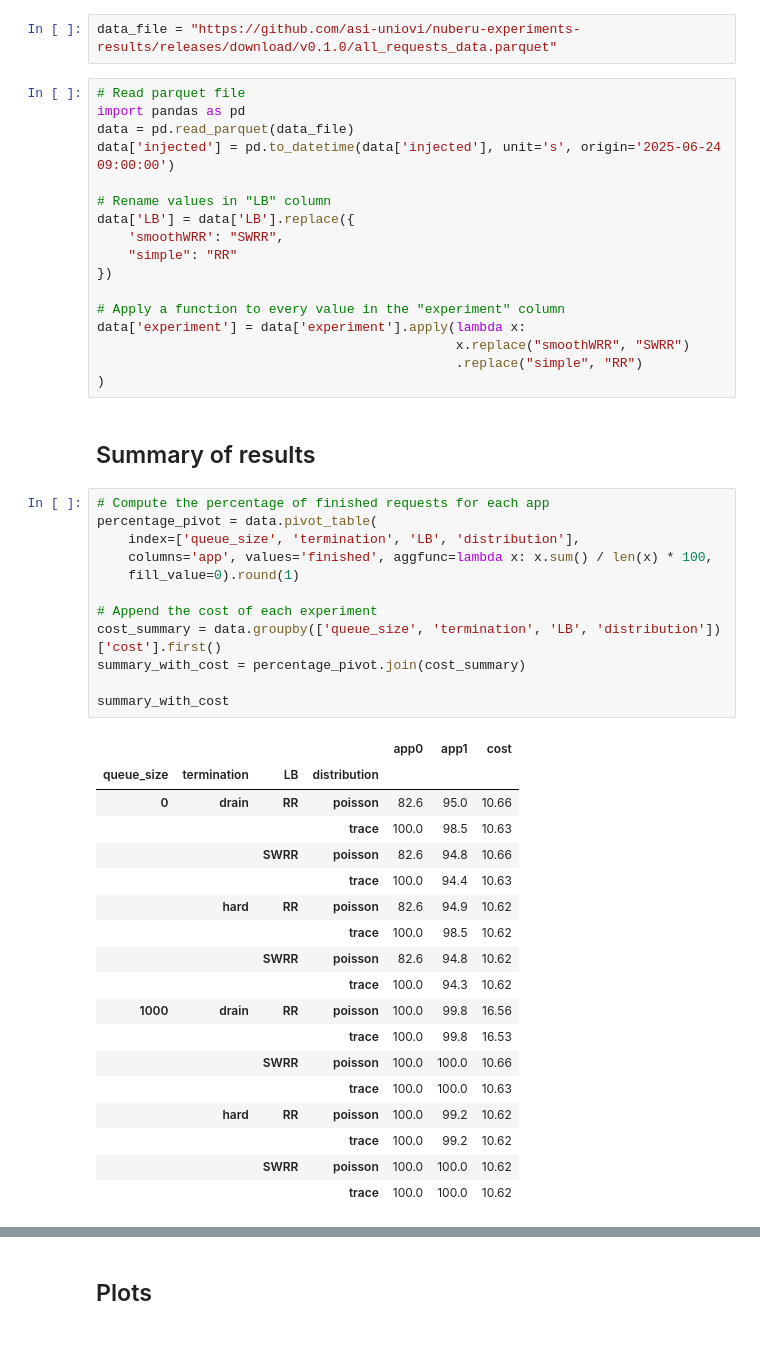
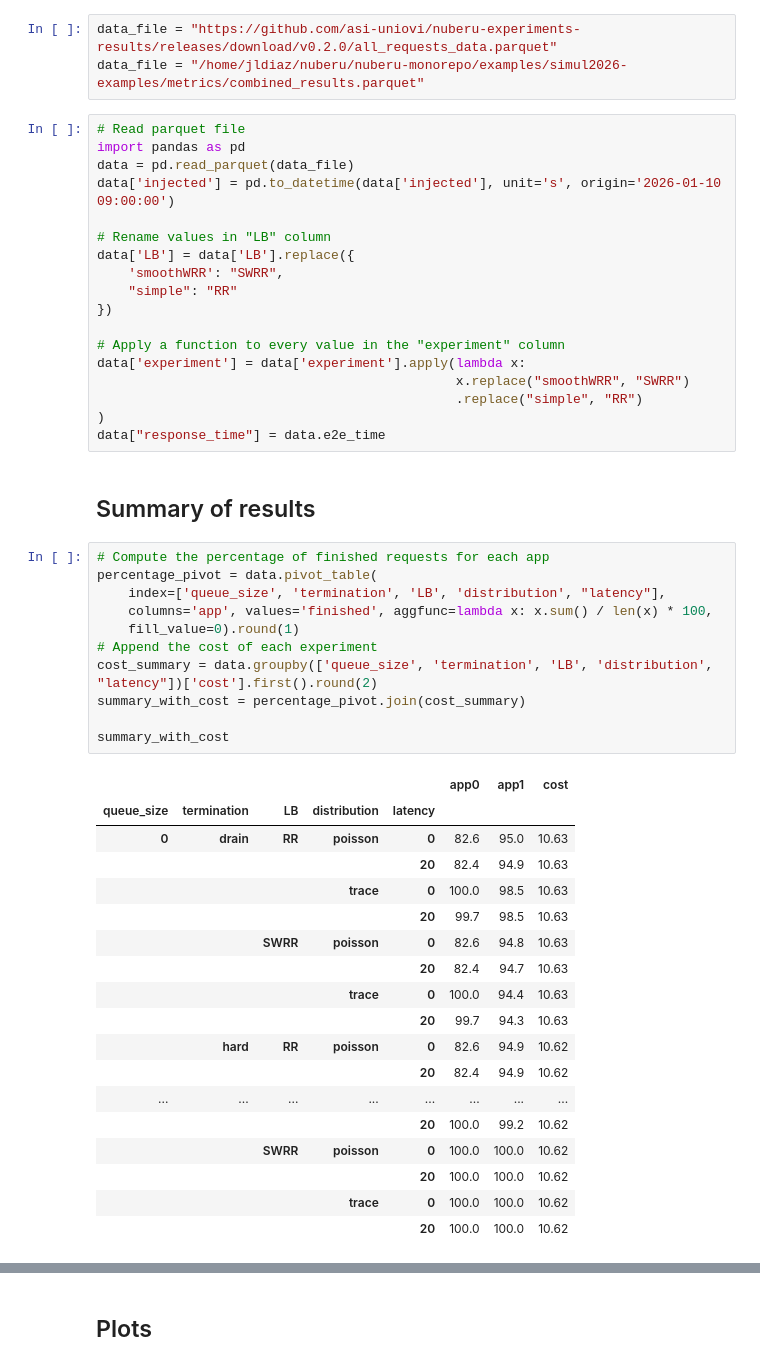
Before and after one commit to asi-uniovi/nuberu-experiments-results, a Jupyter notebook: Static-Notebook.ipynb, the cells around one changed output, grey strips where cells are left out. Cells and saved outputs as stored; diff of their text form.

```diff
--- a/Static-Notebook.ipynb
+++ b/Static-Notebook.ipynb
@@ -3,12 +3,13 @@
 # %% [markdown]
 ## Reading data
 # %%
-data_file = "https://github.com/asi-uniovi/nuberu-experiments-results/releases/download/v0.1.0/all_requests_data.parquet"
+data_file = "https://github.com/asi-uniovi/nuberu-experiments-results/releases/download/v0.2.0/all_requests_data.parquet"
+data_file = "/home/jldiaz/nuberu/nuberu-monorepo/examples/simul2026-examples/metrics/combined_results.parquet"
 # %%
 # Read parquet file
 import pandas as pd
 data = pd.read_parquet(data_file)
-data['injected'] = pd.to_datetime(data['injected'], unit='s', origin='2025-06-24 09:00:00')
+data['injected'] = pd.to_datetime(data['injected'], unit='s', origin='2026-01-10 09:00:00')
 
 # Rename values in "LB" column
 data['LB'] = data['LB'].replace({
@@ -21,36 +22,36 @@ data['experiment'] = data['experiment'].apply(lambda x:
                                               x.replace("smoothWRR", "SWRR")
                                               .replace("simple", "RR")
 )
+data["response_time"] = data.e2e_time
 # %% [markdown]
 ## Summary of results
 # %%
 # Compute the percentage of finished requests for each app
 percentage_pivot = data.pivot_table(
-    index=['queue_size', 'termination', 'LB', 'distribution'],
+    index=['queue_size', 'termination', 'LB', 'distribution', "latency"],
     columns='app', values='finished', aggfunc=lambda x: x.sum() / len(x) * 100,
     fill_value=0).round(1)
-
 # Append the cost of each experiment
-cost_summary = data.groupby(['queue_size', 'termination', 'LB', 'distribution'])['cost'].first()
+cost_summary = data.groupby(['queue_size', 'termination', 'LB', 'distribution', "latency"])['cost'].first().round(2)
 summary_with_cost = percentage_pivot.join(cost_summary)
 
 summary_with_cost
 # %% [output]
-|  |  |  |  | app0 | app1 | cost |
-| queue_size | termination | LB | distribution |  |  |  |
-| 0 | drain | RR | poisson | 82.6 | 95.0 | 10.66 |
-|  |  |  | trace | 100.0 | 98.5 | 10.63 |
-|  |  | SWRR | poisson | 82.6 | 94.8 | 10.66 |
-|  |  |  | trace | 100.0 | 94.4 | 10.63 |
-|  | hard | RR | poisson | 82.6 | 94.9 | 10.62 |
-|  |  |  | trace | 100.0 | 98.5 | 10.62 |
-|  |  | SWRR | poisson | 82.6 | 94.8 | 10.62 |
-|  |  |  | trace | 100.0 | 94.3 | 10.62 |
-| 1000 | drain | RR | poisson | 100.0 | 99.8 | 16.56 |
-|  |  |  | trace | 100.0 | 99.8 | 16.53 |
-|  |  | SWRR | poisson | 100.0 | 100.0 | 10.66 |
-|  |  |  | trace | 100.0 | 100.0 | 10.63 |
-|  | hard | RR | poisson | 100.0 | 99.2 | 10.62 |
-|  |  |  | trace | 100.0 | 99.2 | 10.62 |
-|  |  | SWRR | poisson | 100.0 | 100.0 | 10.62 |
-|  |  |  | trace | 100.0 | 100.0 | 10.62 |
+|  |  |  |  |  | app0 | app1 | cost |
+| queue_size | termination | LB | distribution | latency |  |  |  |
+| 0 | drain | RR | poisson | 0 | 82.6 | 95.0 | 10.63 |
+|  |  |  |  | 20 | 82.4 | 94.9 | 10.63 |
+|  |  |  | trace | 0 | 100.0 | 98.5 | 10.63 |
+|  |  |  |  | 20 | 99.7 | 98.5 | 10.63 |
+|  |  | SWRR | poisson | 0 | 82.6 | 94.8 | 10.63 |
+|  |  |  |  | 20 | 82.4 | 94.7 | 10.63 |
+|  |  |  | trace | 0 | 100.0 | 94.4 | 10.63 |
+|  |  |  |  | 20 | 99.7 | 94.3 | 10.63 |
+|  | hard | RR | poisson | 0 | 82.6 | 94.9 | 10.62 |
+|  |  |  |  | 20 | 82.4 | 94.9 | 10.62 |
+| ... | ... | ... | ... | ... | ... | ... | ... |
+|  |  |  |  | 20 | 100.0 | 99.2 | 10.62 |
+|  |  | SWRR | poisson | 0 | 100.0 | 100.0 | 10.62 |
+|  |  |  |  | 20 | 100.0 | 100.0 | 10.62 |
+|  |  |  | trace | 0 | 100.0 | 100.0 | 10.62 |
+|  |  |  |  | 20 | 100.0 | 100.0 | 10.62 |
```
Also changed, not shown: parts of 20 cells of this notebook, 1 other file.
